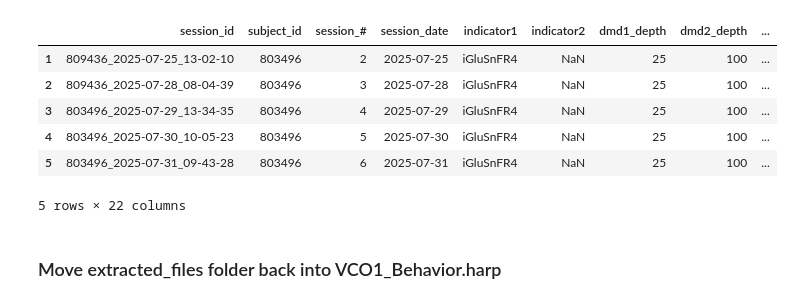
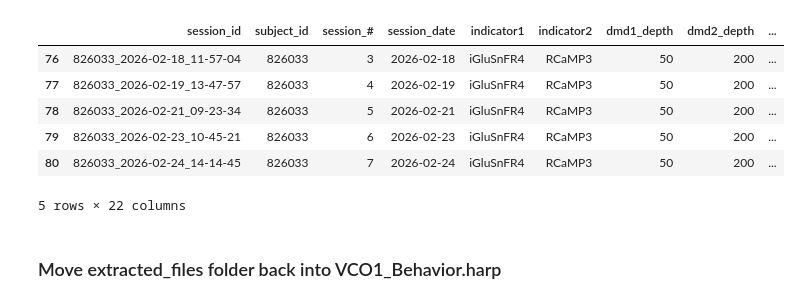
Before and after one commit to AMShelton/vip-slap2-analysis, a Jupyter notebook: notebooks/behavior/2026-02-24_ReprocessBehavior.ipynb, the cells around one changed output. Cells and saved outputs as stored; diff of their text form; code cells hidden in the pictures.

```diff
--- a/notebooks/behavior/2026-02-24_ReprocessBehavior.ipynb
+++ b/notebooks/behavior/2026-02-24_ReprocessBehavior.ipynb
@@ -35,14 +38,14 @@ summary_df = pd.read_excel(summary_path,sheet_name='subjects')
 session_df = pd.read_excel(summary_path,sheet_name='sessions')
 # %%
 process_sessions = session_df[(session_df['paradigm']=='change_detection_passive')&(session_df['session_type']!='expression_check')]
-process_sessions.head()
+process_sessions.tail()
 # %% [output]
 |  | session_id | subject_id | session_# | session_date | indicator1 | indicator2 | dmd1_depth | dmd2_depth | ... |
-| 1 | 809436_2025-07-25_13-02-10 | 803496 | 2 | 2025-07-25 | iGluSnFR4 | NaN | 25 | 100 | ... |
-| 2 | 809436_2025-07-28_08-04-39 | 803496 | 3 | 2025-07-28 | iGluSnFR4 | NaN | 25 | 100 | ... |
-| 3 | 803496_2025-07-29_13-34-35 | 803496 | 4 | 2025-07-29 | iGluSnFR4 | NaN | 25 | 100 | ... |
-| 4 | 803496_2025-07-30_10-05-23 | 803496 | 5 | 2025-07-30 | iGluSnFR4 | NaN | 25 | 100 | ... |
-| 5 | 803496_2025-07-31_09-43-28 | 803496 | 6 | 2025-07-31 | iGluSnFR4 | NaN | 25 | 100 | ... |
+| 76 | 826033_2026-02-18_11-57-04 | 826033 | 3 | 2026-02-18 | iGluSnFR4 | RCaMP3 | 50 | 200 | ... |
+| 77 | 826033_2026-02-19_13-47-57 | 826033 | 4 | 2026-02-19 | iGluSnFR4 | RCaMP3 | 50 | 200 | ... |
+| 78 | 826033_2026-02-21_09-23-34 | 826033 | 5 | 2026-02-21 | iGluSnFR4 | RCaMP3 | 50 | 200 | ... |
+| 79 | 826033_2026-02-23_10-45-21 | 826033 | 6 | 2026-02-23 | iGluSnFR4 | RCaMP3 | 50 | 200 | ... |
+| 80 | 826033_2026-02-24_14-14-45 | 826033 | 7 | 2026-02-24 | iGluSnFR4 | RCaMP3 | 50 | 200 | ... |
 5 rows × 22 columns
 # %% [markdown]
 ### Move extracted_files folder back into VCO1_Behavior.harp
```
Also changed, not shown: parts of 7 cells of this notebook, 2 other files.
